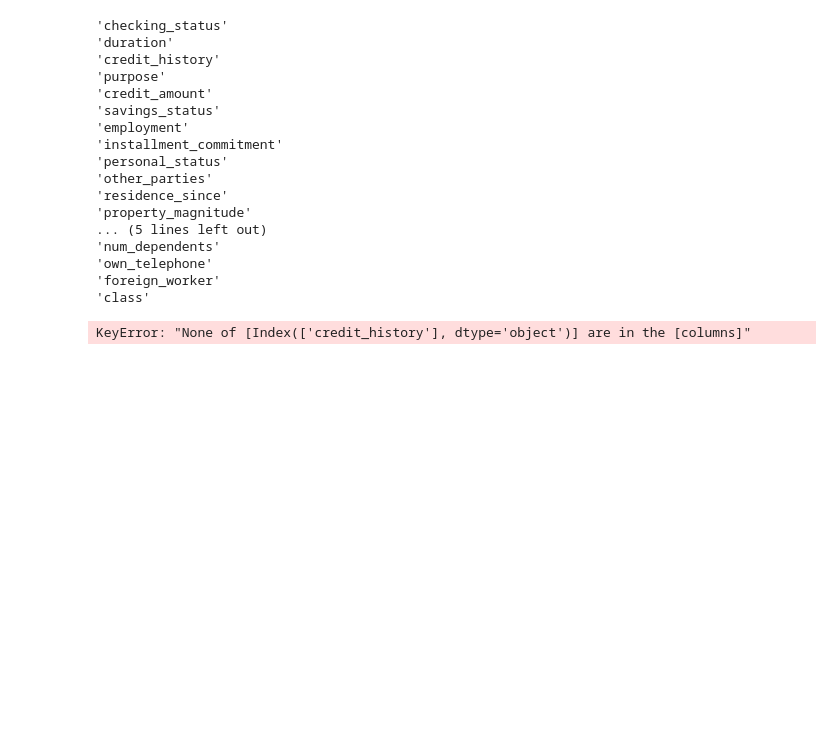
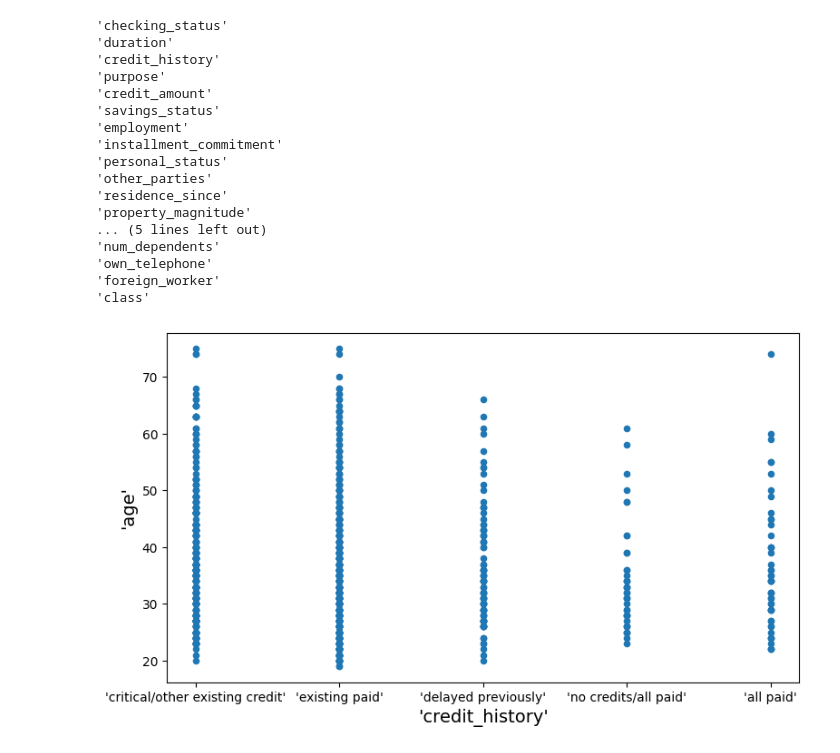
Before and after one commit to shadenlk/AI-CW, a Jupyter notebook: AI_tut.ipynb, the cells around one changed output. Drawn from its saved outputs; the diff is of its cells as text; code cells hidden in the pictures; blank space fills up the shorter version.

```diff
--- a/AI_tut.ipynb
+++ b/AI_tut.ipynb
@@ -43,8 +42,16 @@ for col in dataset.columns:
 'own_telephone'
 'foreign_worker'
 'class'
-# %%
-X = dataset[["credit_history"]].values
-y = dataset[["age"]].values
-# %% [output]
-KeyError: "None of [Index(['credit_history'], dtype='object')] are in the [columns]"
+# %%
+X = dataset["'age'"].values
+y = dataset["'credit_history'"].values
+
+dataset.plot(kind='scatter', grid=False, x="'credit_history'", y="'age'")
+
+#Calling plt.axis() without arguments returns the current axis limits as a list: [xmin, xmax, ymin, ymax].
+plt.axis()
+#adjust width/height of graph
+plt.rcParams["figure.figsize"] = (9,15)
+plt.show()
+# %% [output]
+[figure, added]
```
Also changed, not shown: parts of 1 cell of this notebook.
